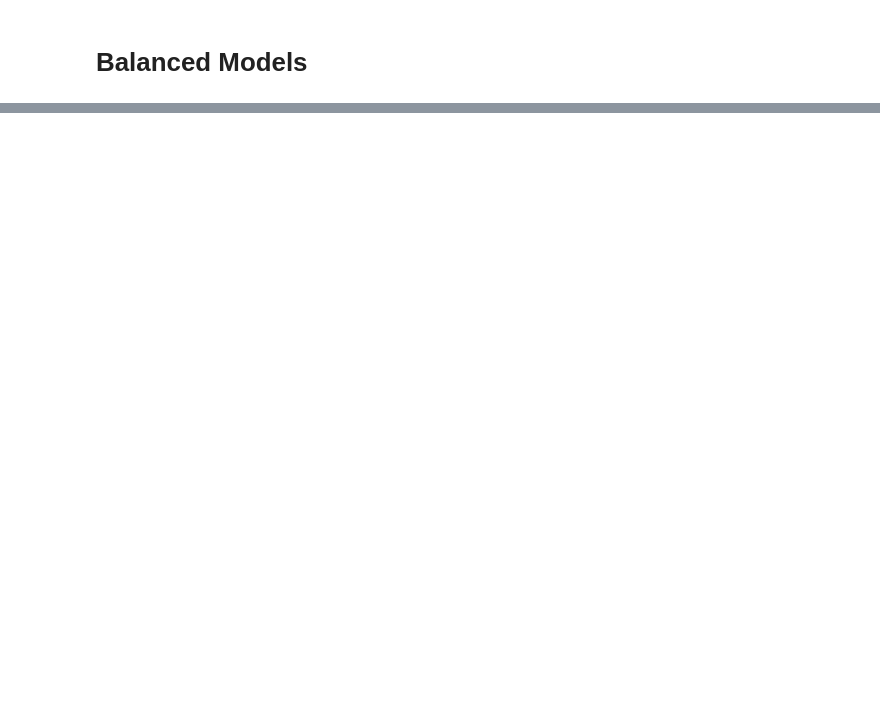
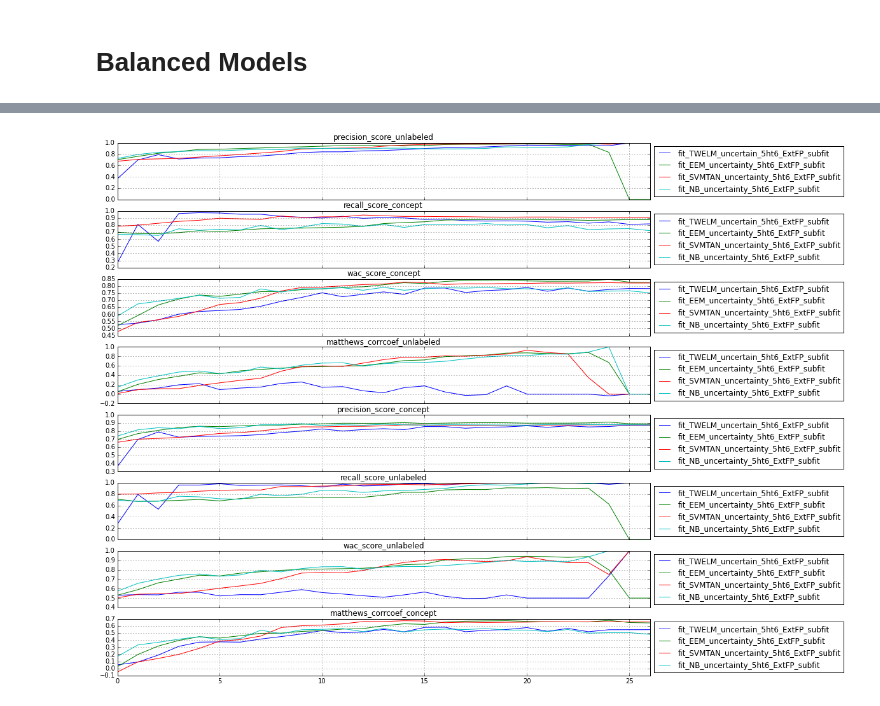
Before and after one commit to gmum/mlls2015, a Jupyter notebook: notebooks/results.ipynb, the cells around one changed output, grey strips where cells are left out. Saved outputs shown, nothing was run; the diff lists cells and outputs as text; code cells hidden in the pictures; blank space fills up the shorter version.

Commit message:
time monitors

```diff
--- a/notebooks/results.ipynb
+++ b/notebooks/results.ipynb
@@ -161,0 +179,9 @@ best_greedy_exp = get_best(grid_result_greedy.experiments, "mean_wac_valid")
+# %%
+best_twelm_exp = get_best(twelm_uncertain.experiments, "auc")
+best_eem_exp = get_best(eem_uncertainty.experiments, "auc")
+best_svmtan_exp = get_best(svmtan_uncertainty.experiments, "auc")
+best_nb_exp = get_best(nb_uncertainty.experiments, "auc")
+# %%
+plot_monitors([best_twelm_exp, best_eem_exp, best_svmtan_exp, best_nb_exp], folds='mean')
+# %% [output]
+[figure, added]
```
Also changed, not shown: parts of 4 cells of this notebook, 5 other files.
